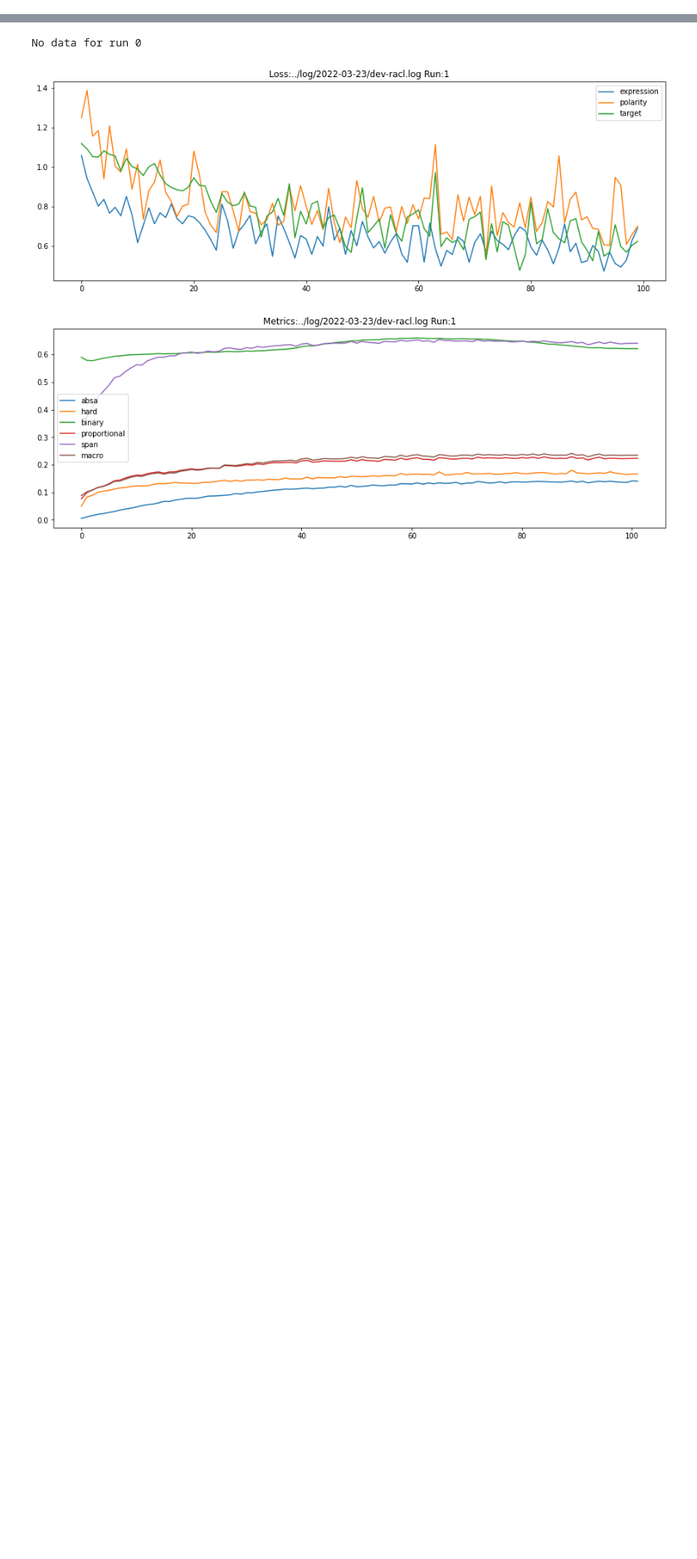
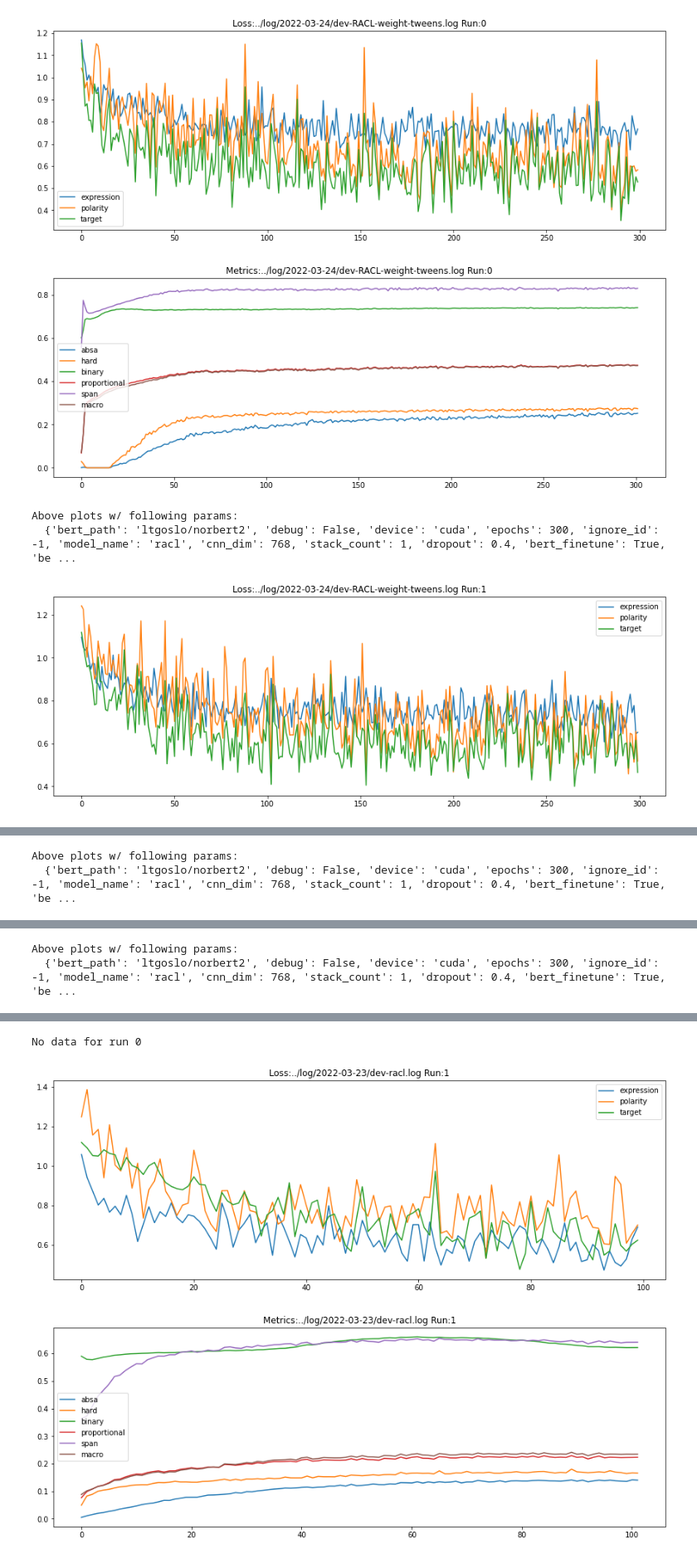
Before and after one commit to pmhalvor/fgsa, a Jupyter notebook: notebooks/hyper-racl.ipynb, the cells around one changed output, grey strips where cells are left out. Shown at 83% size. Saved outputs shown, nothing was run; the diff lists cells and outputs as text; code cells hidden in the pictures; blank space fills up the shorter version.

Commit message:
update hyper plots w/ final runs fom 22-03-24

```diff
--- a/notebooks/hyper-racl.ipynb
+++ b/notebooks/hyper-racl.ipynb
@@ -7,0 +10,8 @@ from src.plot import show_study_loss
+# %%
+weight_tweens = show_study_loss("../log/2022-03-24/dev-RACL-weight-tweens.log")
+# %% [output]
+[figure, added]
+[figure, added]
+Above plots w/ following params:
+  {'bert_path': 'ltgoslo/norbert2', 'debug': False, 'device': 'cuda', 'epochs': 300, 'ignore_id': -1, 'model_name': 'racl', 'cnn_dim': 768, 'stack_count': 1, 'dropout': 0.4, 'bert_finetune': True, 'be ...
+[figure, added]
@@ -7,0 +19,2 @@ from src.plot import show_study_loss
+Above plots w/ following params:
+  {'bert_path': 'ltgoslo/norbert2', 'debug': False, 'device': 'cuda', 'epochs': 300, 'ignore_id': -1, 'model_name': 'racl', 'cnn_dim': 768, 'stack_count': 1, 'dropout': 0.4, 'bert_finetune': True, 'be ...
@@ -7,0 +23,2 @@ from src.plot import show_study_loss
+Above plots w/ following params:
+  {'bert_path': 'ltgoslo/norbert2', 'debug': False, 'device': 'cuda', 'epochs': 300, 'ignore_id': -1, 'model_name': 'racl', 'cnn_dim': 768, 'stack_count': 1, 'dropout': 0.4, 'bert_finetune': True, 'be ...
```
Also changed, not shown: parts of 6 cells of this notebook.
